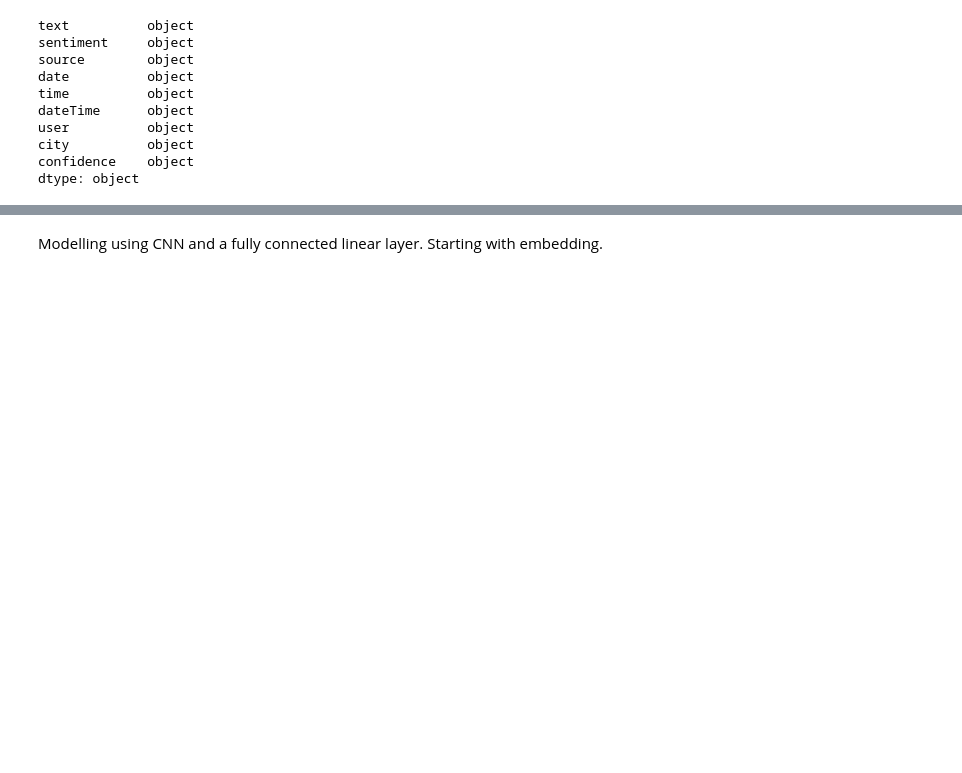
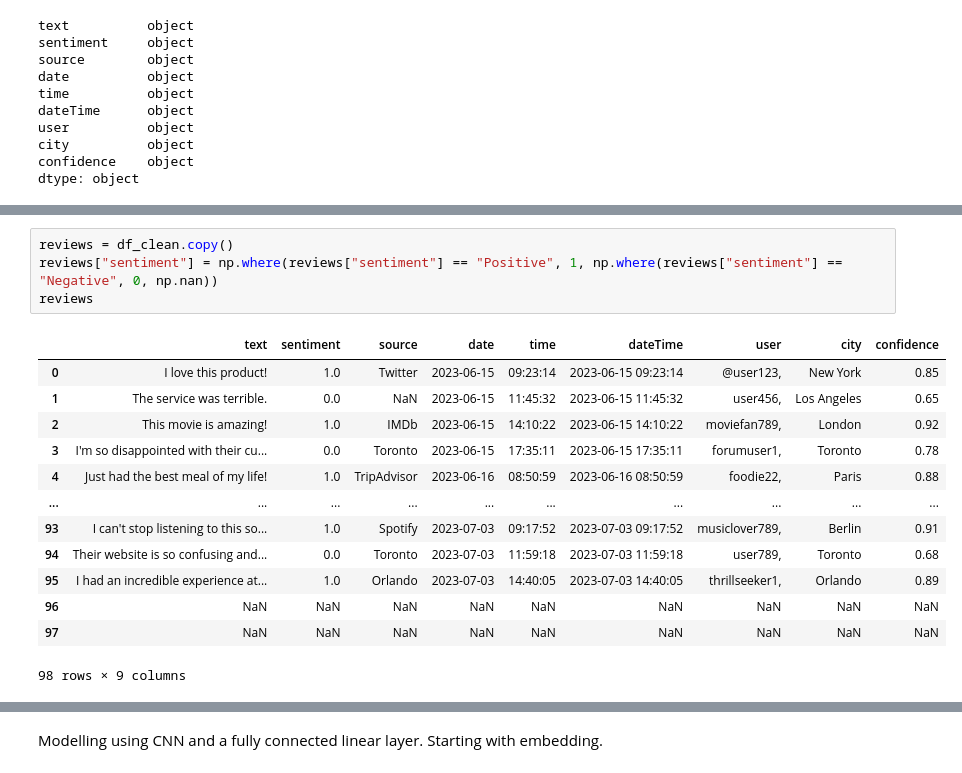
Before and after one commit to scottpitcher/text_analysis, a Jupyter notebook: Vax_sent_analysis.ipynb, the cells around one changed output, grey strips where cells are left out. Cells and saved outputs as stored; diff of their text form; blank space fills up the shorter version.

```diff
--- a/Vax_sent_analysis.ipynb
+++ b/Vax_sent_analysis.ipynb
@@ -81,0 +91,18 @@ dtype: object
+# %%
+reviews = df_clean.copy()
+reviews["sentiment"] = np.where(reviews["sentiment"] == "Positive", 1, np.where(reviews["sentiment"] == "Negative", 0, np.nan))
+reviews
+# %% [output]
+|  | text | sentiment | source | date | time | dateTime | user | city | confidence |
+| 0 | I love this product! | 1.0 | Twitter | 2023-06-15 | 09:23:14 | 2023-06-15 09:23:14 | @user123, | New York | 0.85 |
+| 1 | The service was terrible. | 0.0 | NaN | 2023-06-15 | 11:45:32 | 2023-06-15 11:45:32 | user456, | Los Angeles | 0.65 |
+| 2 | This movie is amazing! | 1.0 | IMDb | 2023-06-15 | 14:10:22 | 2023-06-15 14:10:22 | moviefan789, | London | 0.92 |
+| 3 | I'm so disappointed with their cu... | 0.0 | Toronto | 2023-06-15 | 17:35:11 | 2023-06-15 17:35:11 | forumuser1, | Toronto | 0.78 |
+| 4 | Just had the best meal of my life! | 1.0 | TripAdvisor | 2023-06-16 | 08:50:59 | 2023-06-16 08:50:59 | foodie22, | Paris | 0.88 |
+| ... | ... | ... | ... | ... | ... | ... | ... | ... | ... |
+| 93 | I can't stop listening to this so... | 1.0 | Spotify | 2023-07-03 | 09:17:52 | 2023-07-03 09:17:52 | musiclover789, | Berlin | 0.91 |
+| 94 | Their website is so confusing and... | 0.0 | Toronto | 2023-07-03 | 11:59:18 | 2023-07-03 11:59:18 | user789, | Toronto | 0.68 |
+| 95 | I had an incredible experience at... | 1.0 | Orlando | 2023-07-03 | 14:40:05 | 2023-07-03 14:40:05 | thrillseeker1, | Orlando | 0.89 |
+| 96 | NaN | NaN | NaN | NaN | NaN | NaN | NaN | NaN | NaN |
+| 97 | NaN | NaN | NaN | NaN | NaN | NaN | NaN | NaN | NaN |
+98 rows × 9 columns
```
Also changed, not shown: parts of 5 cells of this notebook.
